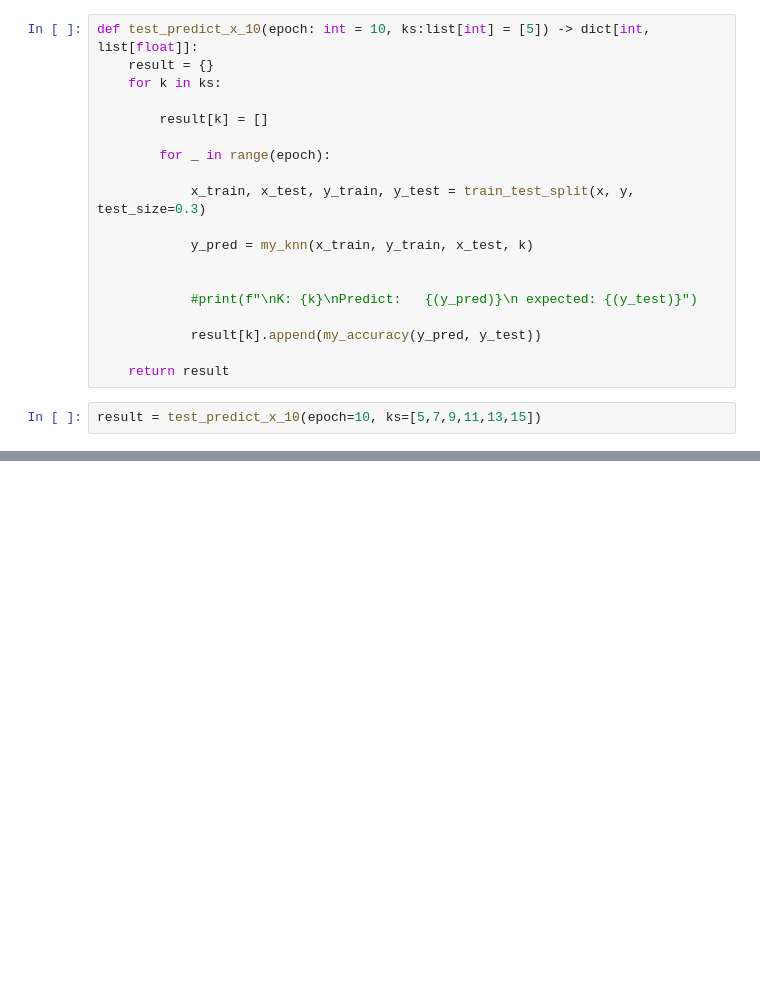
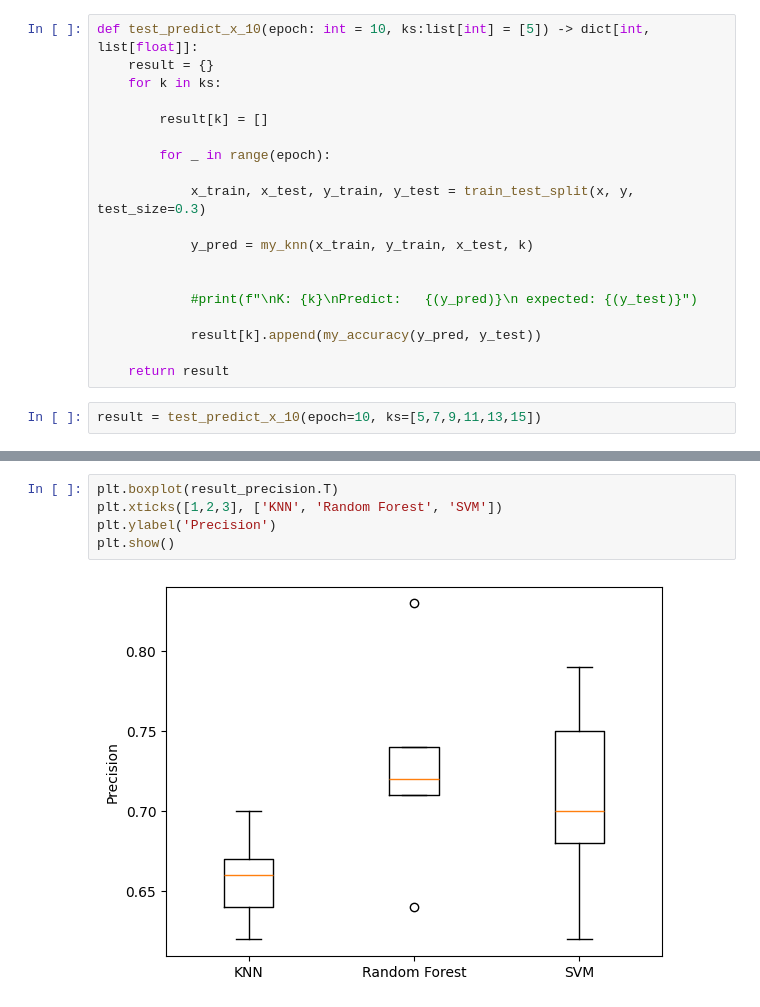
Before and after one commit to mauriciobenjamin700/8-periodo, a Jupyter notebook: sistemas-inteligentes/class/2024-11-13/main.ipynb, the cells around one changed output, grey strips where cells are left out. Drawn from its saved outputs; the diff is of its cells as text; blank space fills up the shorter version.

```diff
--- a/sistemas-inteligentes/class/2024-11-13/main.ipynb
+++ b/sistemas-inteligentes/class/2024-11-13/main.ipynb
@@ -323,0 +415,7 @@ plt.show()
+# %%
+plt.boxplot(result_precision.T)
+plt.xticks([1,2,3], ['KNN', 'Random Forest', 'SVM'])
+plt.ylabel('Precision')
+plt.show()
+# %% [output]
+[figure, added]
```
Also changed, not shown: parts of 18 cells of this notebook.
